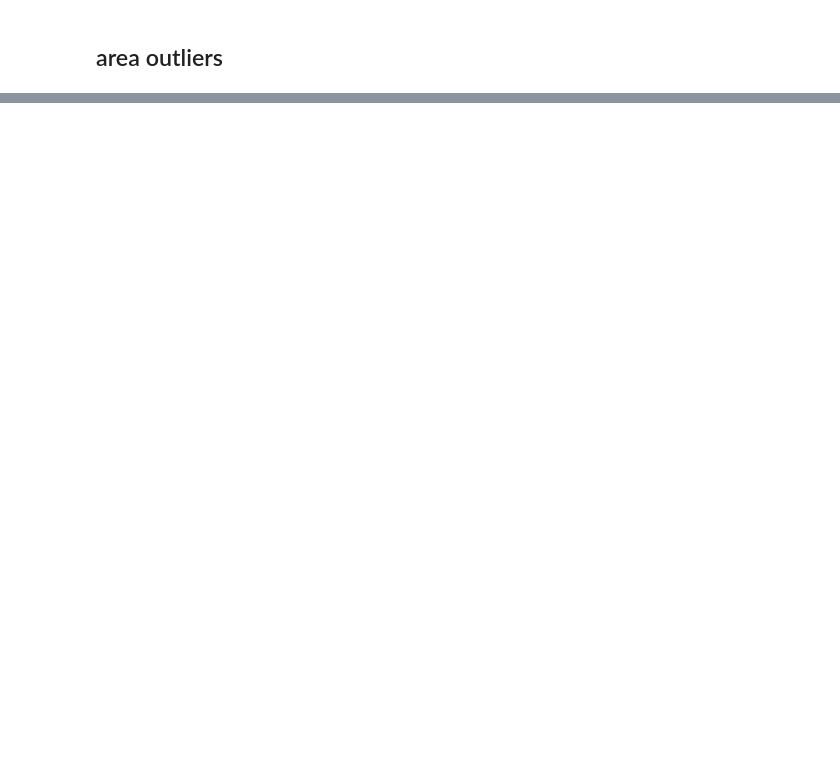
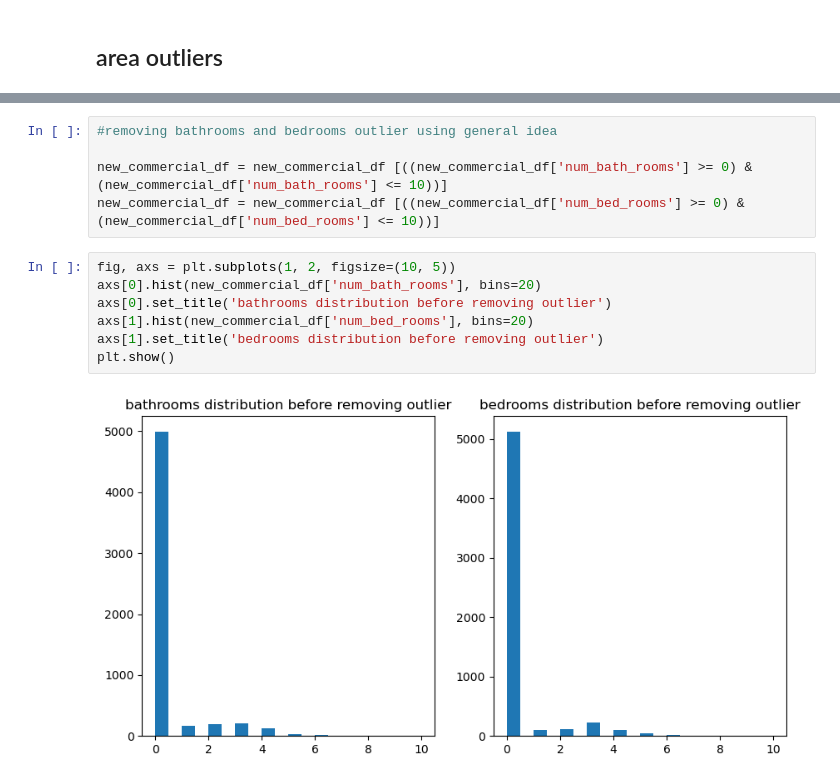
Before and after one commit to OmdenaAI/dhaka-bangladesh-real-estate-recommendation, a Jupyter notebook: src/tasks/task-4-model-development/sarang_ali/removing_outliers/outlier_detection.ipynb, the cells around one changed output, grey strips where cells are left out. Saved outputs shown, nothing was run; the diff lists cells and outputs as text; blank space fills up the shorter version.

```diff
--- a/src/tasks/task-4-model-development/sarang_ali/removing_outliers/outlier_detection.ipynb
+++ b/src/tasks/task-4-model-development/sarang_ali/removing_outliers/outlier_detection.ipynb
@@ -287,0 +301,14 @@ print(i)
+# %%
+#removing bathrooms and bedrooms outlier using general idea
+
+new_commercial_df = new_commercial_df [((new_commercial_df['num_bath_rooms'] >= 0) & (new_commercial_df['num_bath_rooms'] <= 10))]
+new_commercial_df = new_commercial_df [((new_commercial_df['num_bed_rooms'] >= 0) & (new_commercial_df['num_bed_rooms'] <= 10))]
+# %%
+fig, axs = plt.subplots(1, 2, figsize=(10, 5))
+axs[0].hist(new_commercial_df['num_bath_rooms'], bins=20)
+axs[0].set_title('bathrooms distribution before removing outlier')
+axs[1].hist(new_commercial_df['num_bed_rooms'], bins=20)
+axs[1].set_title('bedrooms distribution before removing outlier')
+plt.show()
+# %% [output]
+[figure, added]
```
Also changed, not shown: parts of 10 cells of this notebook, 1 other file.
